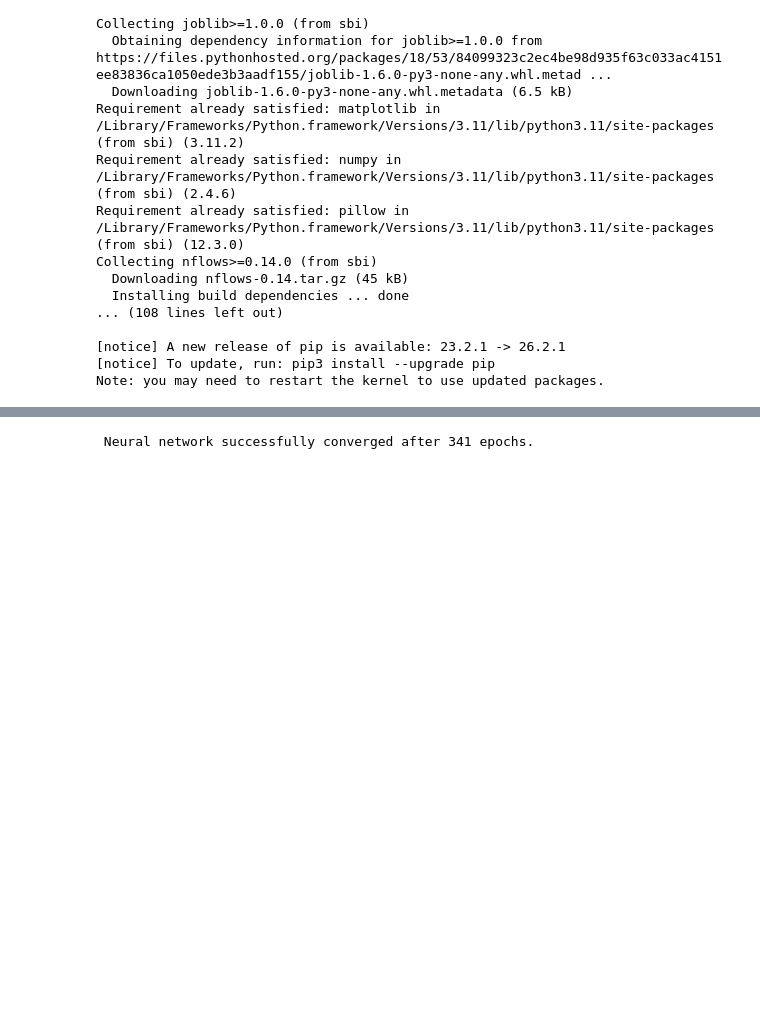
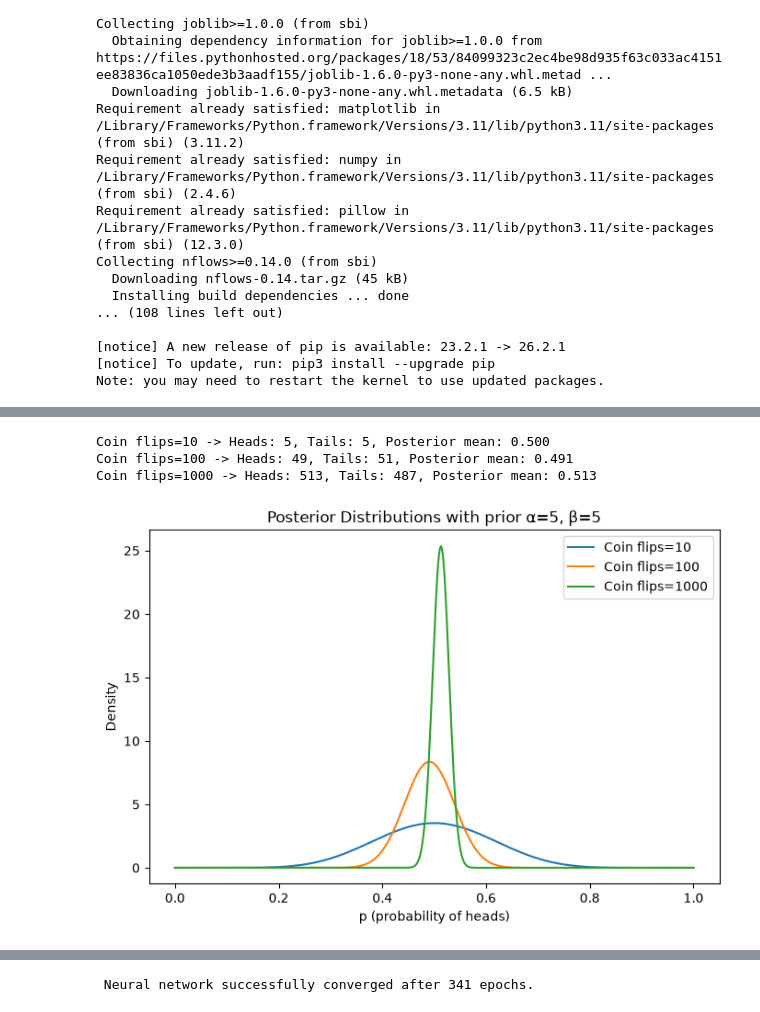
Before and after one commit to jarachisholm/SBI_clustering, a Jupyter notebook: first_notebook.ipynb, the cells around one changed output, grey strips where cells are left out. Drawn from its saved outputs; the diff is of its cells as text; code cells hidden in the pictures; blank space fills up the shorter version.

```diff
--- a/first_notebook.ipynb
+++ b/first_notebook.ipynb
@@ -150,0 +138,33 @@ Coin prob=0.7 -> Heads: 56, Tails: 44, Posterior mean: 0.557
+# %%
+coin_bias = 0.5
+n_flips = (10, 100, 1000)
+a_prior, b_prior = 5, 5
+
+x = np.linspace(0, 1, 500)
+
+plt.figure(figsize=(8, 5))
+
+for num in n_flips:
+    flips = np.random.binomial(1, coin_bias, num)
+    heads = flips.sum()
+    tails = num - heads
+
+    a_post = a_prior + heads
+    b_post = b_prior + tails
+
+    posterior = beta.pdf(x, a_post, b_post)
+
+    plt.plot(x, posterior, label=f'Coin flips={num}')
+    print(f"Coin flips={num} -> Heads: {heads}, Tails: {tails}, "
+          f"Posterior mean: {a_post / (a_post + b_post):.3f}")
+
+plt.title(f'Posterior Distributions with prior α={a_prior}, β={b_prior}')
+plt.xlabel('p (probability of heads)')
+plt.ylabel('Density')
+plt.legend()
+plt.show()
+# %% [output]
+Coin flips=10 -> Heads: 5, Tails: 5, Posterior mean: 0.500
+Coin flips=100 -> Heads: 49, Tails: 51, Posterior mean: 0.491
+Coin flips=1000 -> Heads: 513, Tails: 487, Posterior mean: 0.513
+[figure, added]
```
Also changed, not shown: parts of 9 cells of this notebook.
